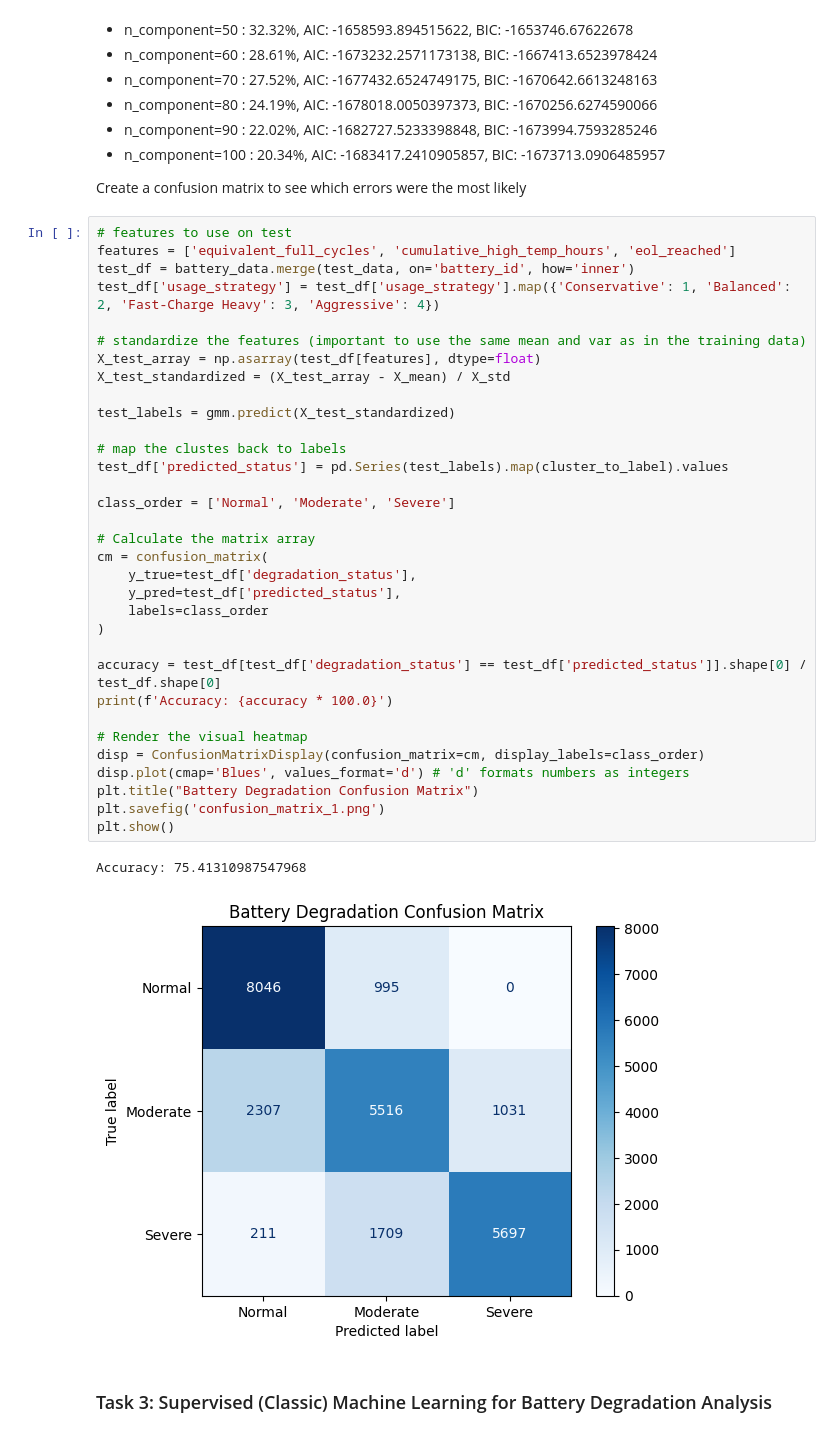
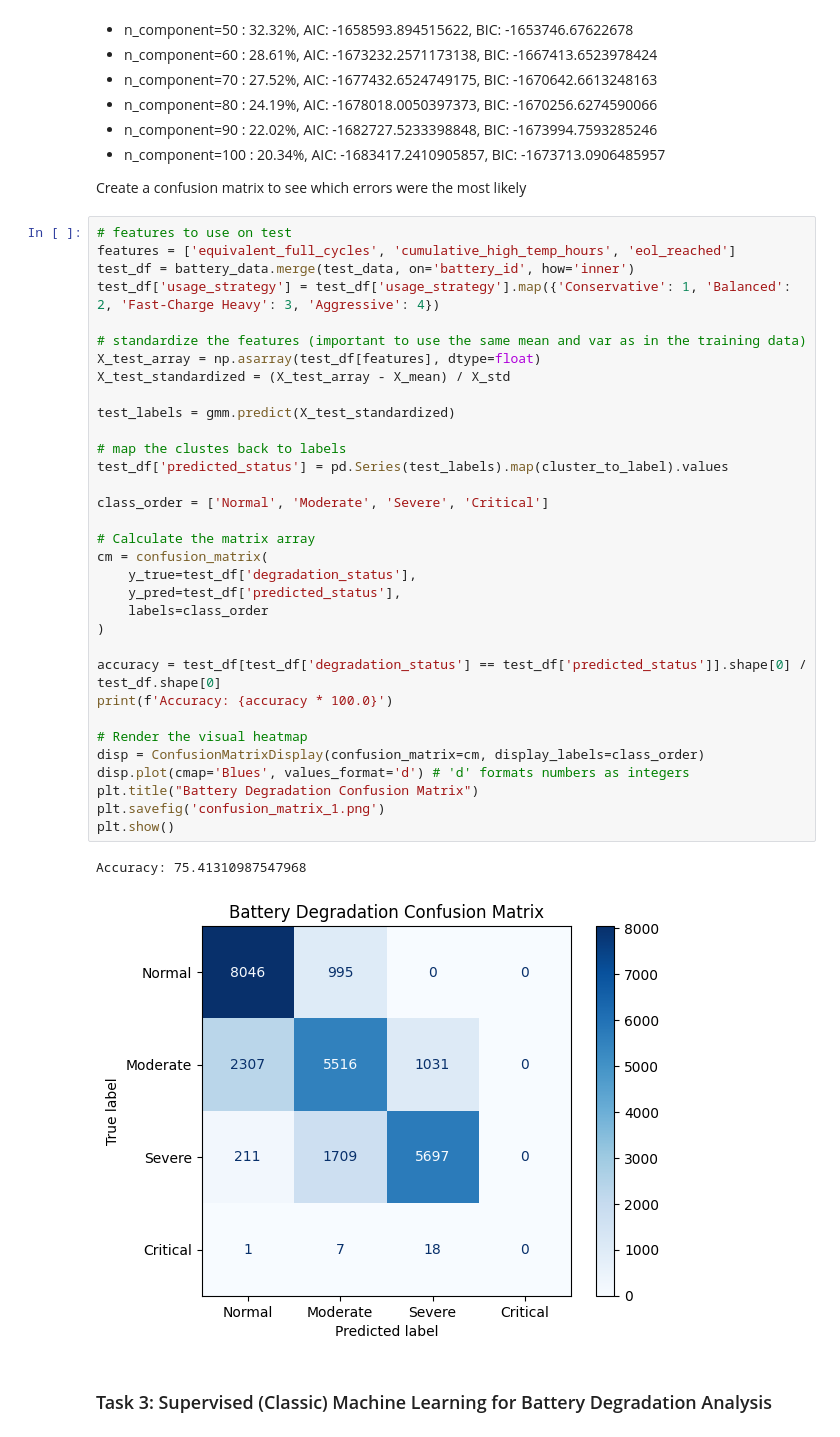
Before and after one commit to leolin25/predicting_battery_useful_life, a Jupyter notebook: cs342-coursework.ipynb, the cells around one changed output. Cells and saved outputs as stored; diff of their text form.

Commit message:
ft: added critical

```diff
--- a/cs342-coursework.ipynb
+++ b/cs342-coursework.ipynb
@@ -272,35 +272,35 @@ test_df = battery_data.merge(test_data, on='battery_id', how='inner')
 test_df['usage_strategy'] = test_df['usage_strategy'].map({'Conservative': 1, 'Balanced': 2, 'Fast-Charge Heavy': 3, 'Aggressive': 4})
 
 # standardize the features (important to use the same mean and var as in the training data)
 X_test_array = np.asarray(test_df[features], dtype=float)
 X_test_standardized = (X_test_array - X_mean) / X_std
 
 test_labels = gmm.predict(X_test_standardized)
 
 # map the clustes back to labels
 test_df['predicted_status'] = pd.Series(test_labels).map(cluster_to_label).values
 
-class_order = ['Normal', 'Moderate', 'Severe']
+class_order = ['Normal', 'Moderate', 'Severe', 'Critical']
 
 # Calculate the matrix array
 cm = confusion_matrix(
     y_true=test_df['degradation_status'],
     y_pred=test_df['predicted_status'],
     labels=class_order
 )
 
 accuracy = test_df[test_df['degradation_status'] == test_df['predicted_status']].shape[0] / test_df.shape[0]
 print(f'Accuracy: {accuracy * 100.0}')
 
 # Render the visual heatmap
 disp = ConfusionMatrixDisplay(confusion_matrix=cm, display_labels=class_order)
 disp.plot(cmap='Blues', values_format='d') # 'd' formats numbers as integers
 plt.title("Battery Degradation Confusion Matrix")
 plt.savefig('confusion_matrix_1.png')
 plt.show()
 # %% [output]
 Accuracy: 75.41310987547968
-[figure, old version]
+[figure, new version]
 # %% [markdown]
 ### Task 3: Supervised (Classic) Machine Learning for Battery Degradation Analysis
 # %% [markdown]
```
Also changed, not shown: 1 other file.
